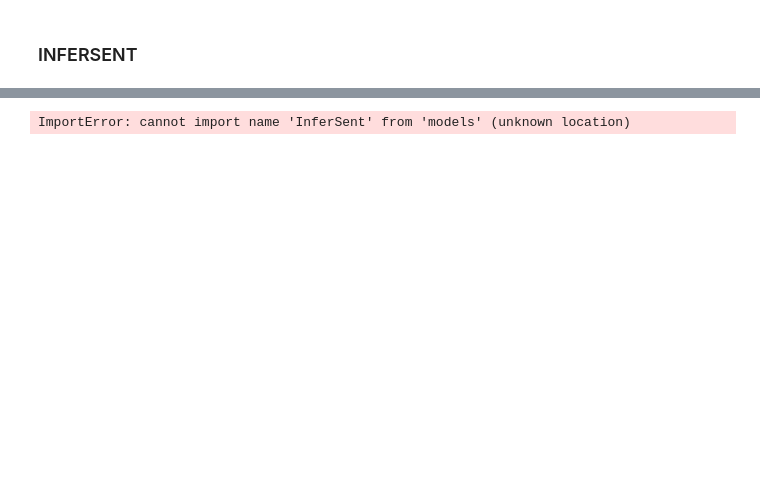
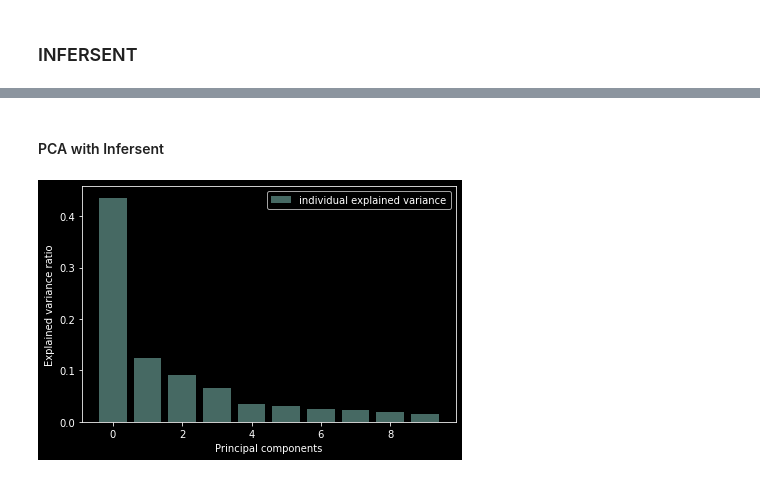
Before and after one commit to dariomesic/AIPT, a Jupyter notebook: projekt/Understanding and fighting bullying with machine learning.ipynb, the cells around one changed output, grey strips where cells are left out. Saved outputs shown, nothing was run; the diff lists cells and outputs as text; code cells hidden in the pictures; blank space fills up the shorter version.

Commit message:
pca + 3 modela klasifikacije za infersent i usc

```diff
--- a/projekt/Understanding and fighting bullying with machine learning.ipynb
+++ b/projekt/Understanding and fighting bullying with machine learning.ipynb
@@ -1305,0 +1587,14 @@ with plt.style.context('dark_background'):
+# %%
+y_train_xgb = []
+y_test_xgb = []
+for i in range(len(y_train)):
+    if i < len(y_test):
+        if y_test[i + train_size] == 'y':
+            y_test_xgb.append(1)
+        else:
+            y_test_xgb.append(0)
+
+    if y_train[i] == 'y':
+        y_train_xgb.append(1)
+    else:
+        y_train_xgb.append(0)
@@ -1306,39 +1659,23 @@ with plt.style.context('dark_background'):
+# %% [markdown]
+#### PCA with Infersent
+# %%
+lista = []
+for i in sentences:
+    lista.append(model_is.encode(i)[0])
 # %%
-from models import InferSent
-import torch
-import nltk
-nltk.download('punkt')
-
-sentences = eng_tweets_csv['tweet_text']
-
-V = 2
-MODEL_PATH = 'encoder/infersent%s.pkl' % V
-params_model = {'bsize': 64, 'word_emb_dim': 300, 'enc_lstm_dim': 2048,
-                'pool_type': 'max', 'dpout_model': 0.0, 'version': V}
-model = InferSent(params_model)
-model.load_state_dict(torch.load(MODEL_PATH))
-
-W2V_PATH = './GloVe/glove.840B.300d/glove.840B.300d.txt'
-model.set_w2v_path(W2V_PATH)
-lista=[]
-model.build_vocab(sentences, tokenize=True)
-a=0
-for i in sentences:
-    lista.append(model.encode(i)[0])
-
 pca = PCA(n_components=10)
 principal_components = pca.fit_transform(lista)
 
 explained_variance=pca.explained_variance_ratio_
 
 with plt.style.context('dark_background'):
     plt.figure(figsize=(6, 4))
 
     plt.bar(range(10), explained_variance, alpha=0.5, align='center',
             label='individual explained variance')
     plt.ylabel('Explained variance ratio')
     plt.xlabel('Principal components')
     plt.legend(loc='best')
     plt.tight_layout()
 # %% [output]
-ImportError: cannot import name 'InferSent' from 'models' (unknown location)
+[figure, added]
```
Also changed, not shown: parts of 51 cells of this notebook.
